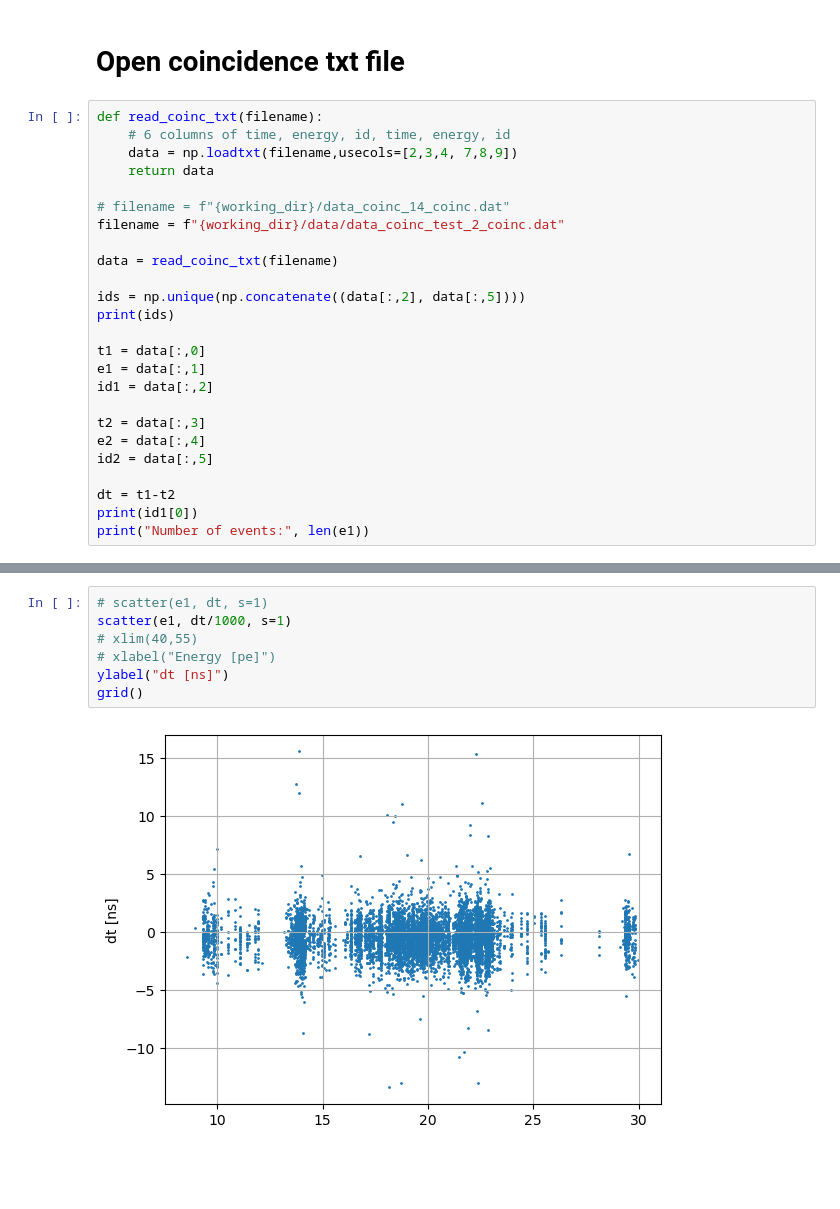
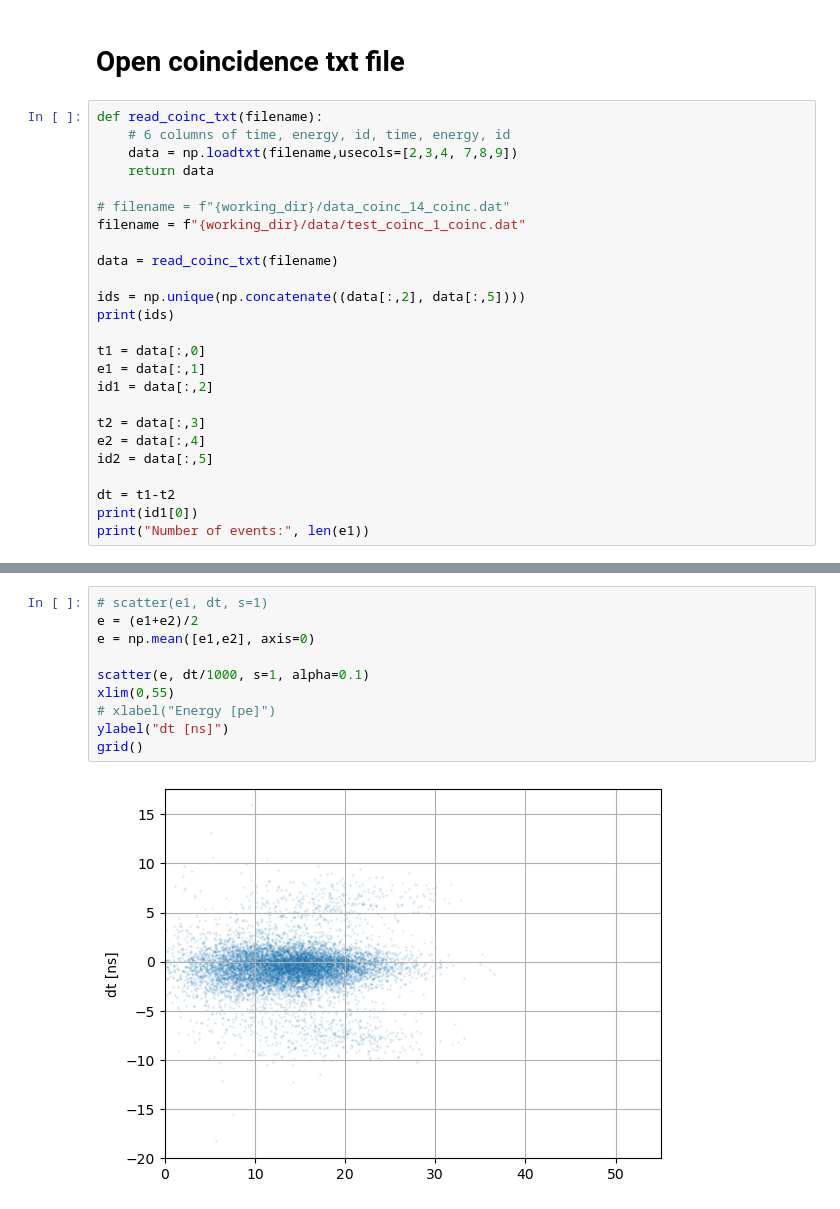
Before and after one commit to EdmondRen/TOFPET2_helper, a Jupyter notebook: analysis_two_bar_coinc/initial_test.ipynb, the cells around one changed output, grey strips where cells are left out. Saved outputs shown, nothing was run; the diff lists cells and outputs as text; blank space fills up the shorter version.

```diff
--- a/analysis_two_bar_coinc/initial_test.ipynb
+++ b/analysis_two_bar_coinc/initial_test.ipynb
@@ -26,7 +27,7 @@ def read_coinc_txt(filename):
     return data
 
 # filename = f"{working_dir}/data_coinc_14_coinc.dat"
-filename = f"{working_dir}/data/data_coinc_test_2_coinc.dat"
+filename = f"{working_dir}/data/test_coinc_1_coinc.dat"
 
 data = read_coinc_txt(filename)
 
@@ -77,9 +79,12 @@ grid()
 # %%
 # scatter(e1, dt, s=1)
-scatter(e1, dt/1000, s=1)
-# xlim(40,55)
+e = (e1+e2)/2
+e = np.mean([e1,e2], axis=0)
+
+scatter(e, dt/1000, s=1, alpha=0.1)
+xlim(0,55)
 # xlabel("Energy [pe]")
 ylabel("dt [ns]")
 grid()
 # %% [output]
-[figure, old version]
+[figure, new version]
```
Also changed, not shown: parts of 4 cells of this notebook, 7 other files.
